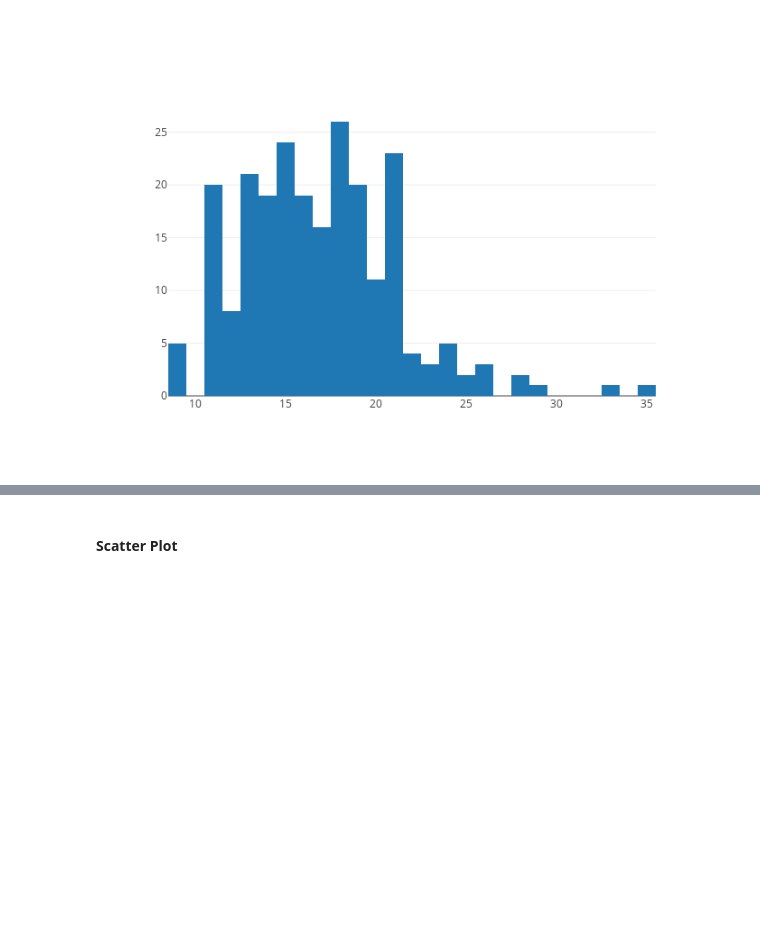
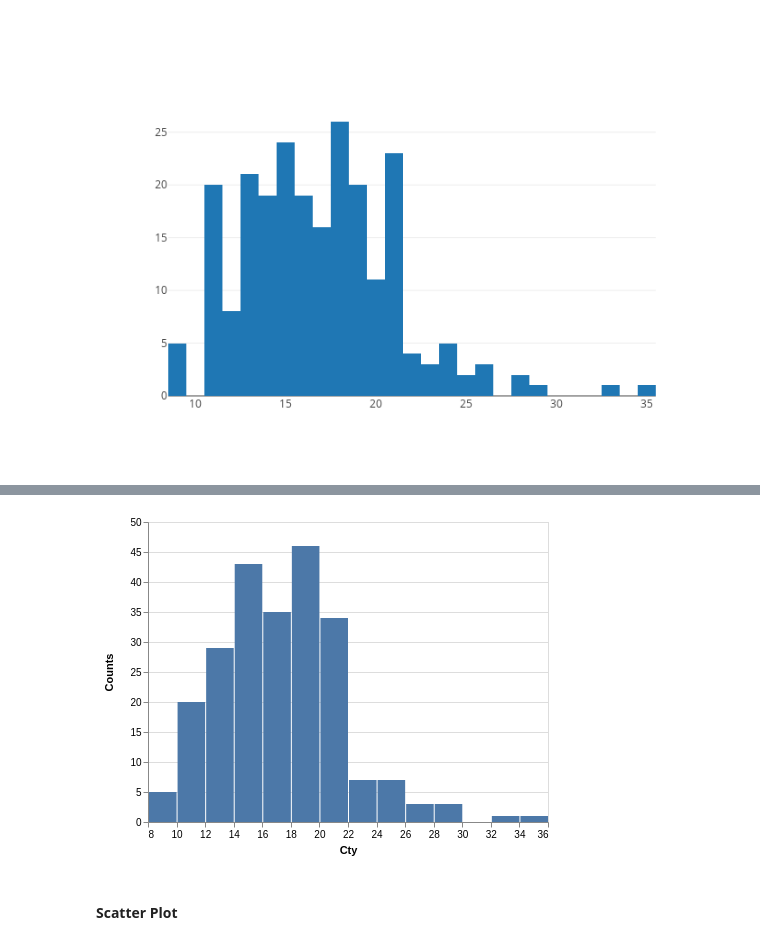
Before and after one commit to tdhopper/pythonplot.com, a Jupyter notebook: Examples.ipynb, the cells around one changed output, grey strips where cells are left out. Saved outputs shown, nothing was run; the diff lists cells and outputs as text; code cells hidden in the pictures; blank space fills up the shorter version.

```diff
--- a/Examples.ipynb
+++ b/Examples.ipynb
@@ -229,3 +253,10 @@ fig = {
 py.image.ishow(fig)
 # %% [output]
 [figure]
+# %%
+alt.Chart(mpg).mark_bar().encode(
+  alt.X("cty", bin=alt.Bin(maxbins=15),
+  title="Cty"),
+  alt.Y('count()',title="Counts")
+)
+# %% [output]
@@ -232,3 +264,4 @@ py.image.ishow(fig)
+[figure, added]
 # %% [markdown]
 #### Scatter Plot
 # %%
```
Also changed, not shown: parts of 11 cells of this notebook, 2 other files.
